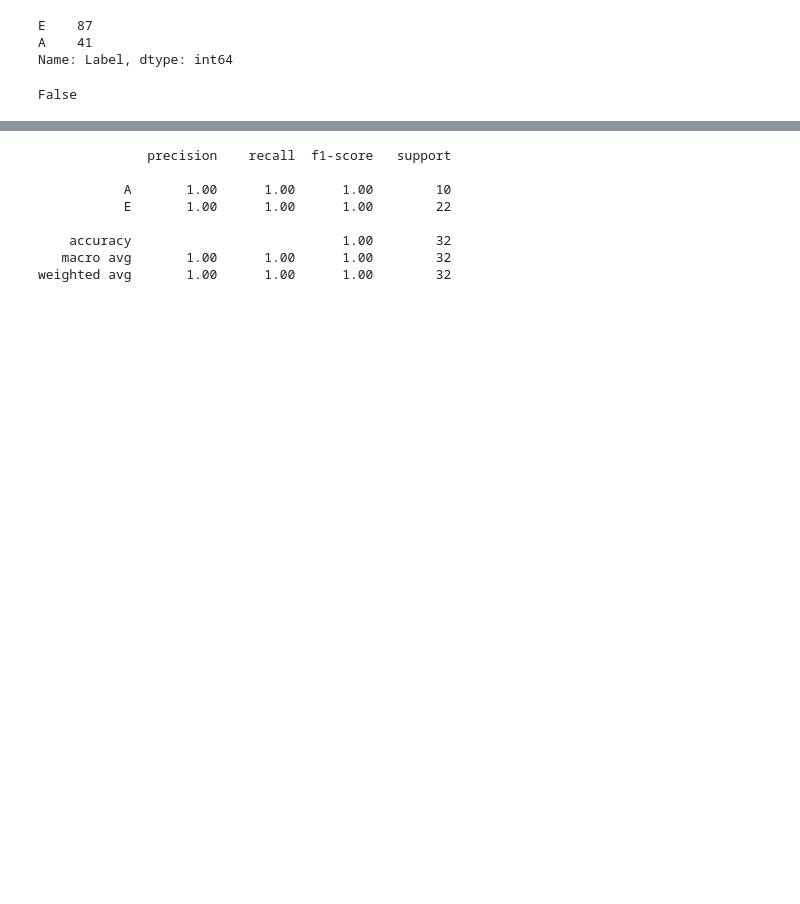
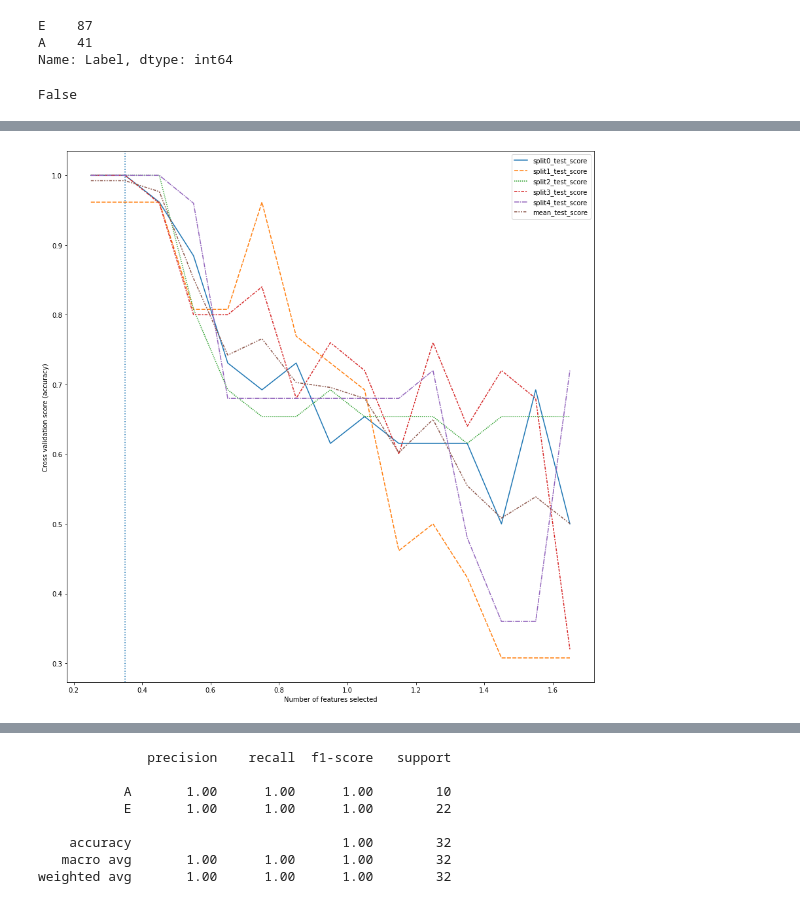
Before and after one commit to xzy3/SVM-TNBC-racial-disparity, a Jupyter notebook: notebooks/feature-extraction.ipynb, the cells around one changed output, grey strips where cells are left out. Drawn from its saved outputs; the diff is of its cells as text; code cells hidden in the pictures; blank space fills up the shorter version.

Commit message:
Added permutation test of features

```diff
--- a/notebooks/feature-extraction.ipynb
+++ b/notebooks/feature-extraction.ipynb
@@ -193,0 +142,82 @@ selected features: C19ORF52 PWP2 MRXE KIAA1324L PRO0611 SNORA76C CROCCP2 XRCC6P5
+# %%
+def drop_collinear_features(X, threshold=0):
+    # borrowed directly from scikit learn docs:
+    # https://scikit-learn.org/stable/auto_examples/inspection/plot_permutation_importance_multicollinear.html#handling-multicollinear-features
+    corr = spearmanr(X).correlation
+    corr = (corr + corr.T) / 2
+    np.fill_diagonal(corr, 1)
+
+    distance_matrix = 1 - np.abs(corr)
+    dist_linkage = hierarchy.ward(
+        squareform(
+            np.nan_to_num(distance_matrix)
+        )
+    )
+    clustering = hierarchy.fcluster(
+        dist_linkage,
+        t=threshold,
+        criterion='distance')
+    mask = np.ones(len(X.columns), bool)
+    mask[np.unique(clustering, return_index=True)[1]] = 0
+    return X.assign(**{ c : 0.0 for c in X.columns[mask] })
+
+test_clf = Pipeline([
+    ('drop_features', FunctionTransformer(drop_collinear_features)),
+    ('scaler', StandardScaler()),
+    ('svc',SVC(
+        class_weight='balanced',
+        kernel='linear'
+    ))
+])
+
+thresholds = list(np.arange(0.25,1.75,0.1))[::-1]
+search = GridSearchCV(
+    test_clf,
+    { 'drop_features__kw_args' : [
+        { 'threshold' : v }
+            for v in thresholds
+    ]},
+    cv=StratifiedKFold(
+        random_state=collinear_gridsearch_rand_seed,
+        shuffle=True
+    )
+)
+with np.errstate(divide='ignore', invalid='ignore'):
+    search.fit(X[l1_feature_names], Y)
+
+selected_threshold = search.best_params_['drop_features__kw_args']['threshold']
+print('selected theshold', selected_threshold)
+ward_feature_names = drop_collinear_features(X[l1_feature_names], selected_threshold).columns
+print('number of features selected', len(ward_feature_names))
+print('selected features:', *ward_feature_names)
+
+# Plot number of features VS. cross-validation scores
+plt.figure(figsize=(12,12))
+plt.xlabel("Number of features selected")
+plt.ylabel("Cross validation score (accuracy)")
+selector_data = pd.DataFrame.from_dict(search.cv_results_)
+selector_data.drop(
+    columns=[
+        'mean_fit_time',
+        'std_fit_time',
+        'mean_score_time',
+        'std_score_time',
+        'std_test_score',
+        'rank_test_score'
+    ],
+    inplace=True
+)
+selector_data.set_index(iter(thresholds), inplace=True)
+
+sns.lineplot(
+    data=selector_data
+)
+plt.axvline(
+    search.best_params_['drop_features__kw_args']['threshold'],
+    linestyle=':',
+    label='threshold chosen'
+)
+plt.tight_layout()
+plt.savefig('../figures/gridsearchcv-line-plot.eps')
+plt.show()
+# %% [output]
@@ -194,3 +228,4 @@ selected features: C19ORF52 PWP2 MRXE KIAA1324L PRO0611 SNORA76C CROCCP2 XRCC6P5
+[figure, added]
 # %%
 test_clf = Pipeline([
     ('scaler', StandardScaler()),
```
Also changed, not shown: parts of 23 cells of this notebook, 1 other file.
